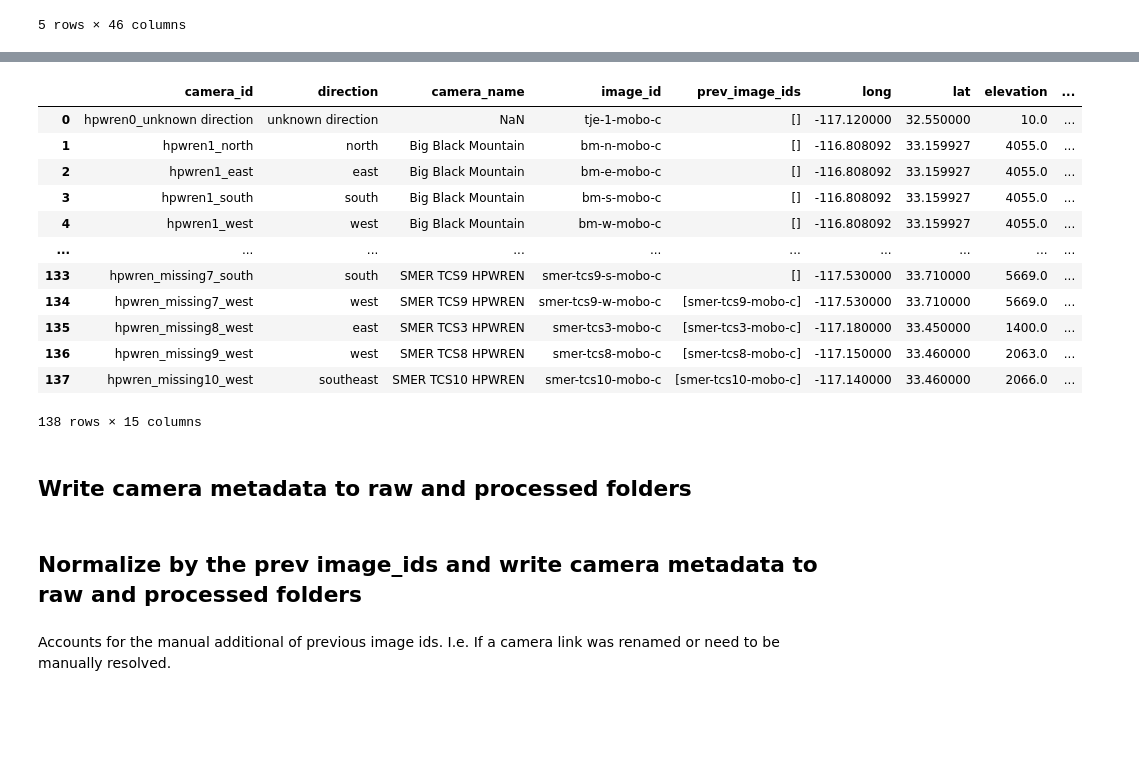
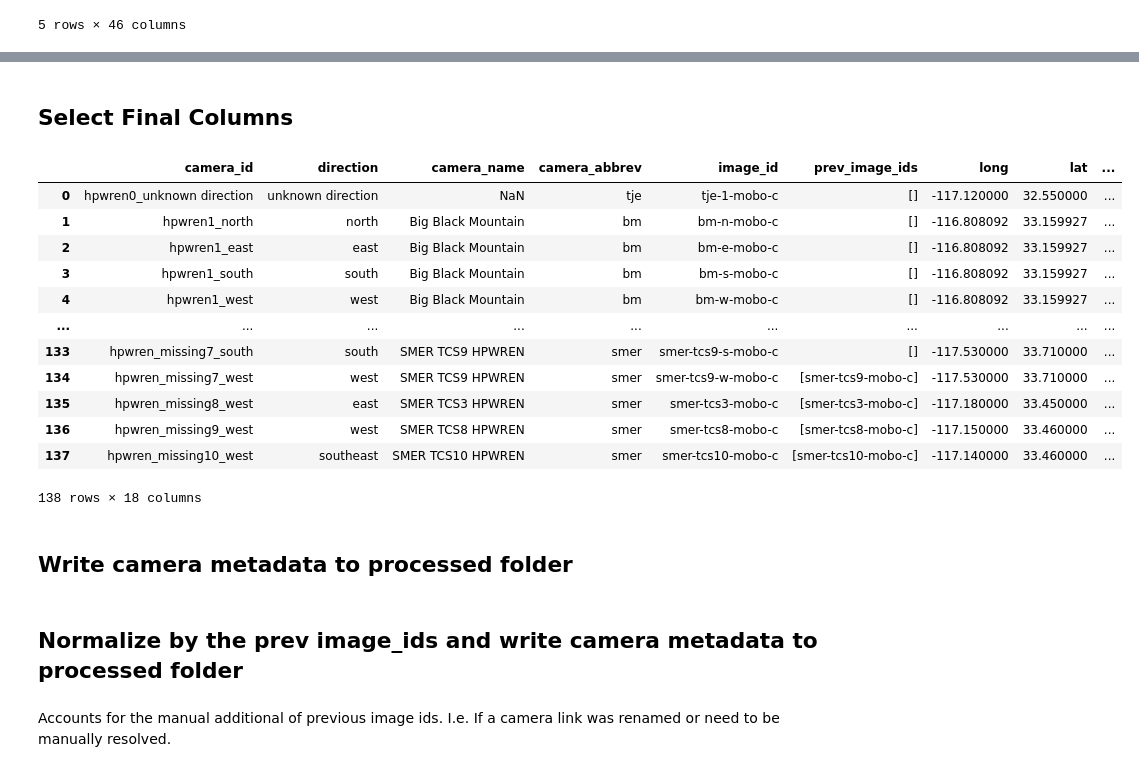
Before and after one commit to shaneluna/smokeynet-engineering, a Jupyter notebook: notebooks/camera_metadata/1_process_camera_metadata.ipynb, the cells around one changed output, grey strips where cells are left out. Drawn from its saved outputs; the diff is of its cells as text; code cells hidden in the pictures; blank space fills up the shorter version.

```diff
--- a/notebooks/camera_metadata/1_process_camera_metadata.ipynb
+++ b/notebooks/camera_metadata/1_process_camera_metadata.ipynb
@@ -248,0 +298,42 @@ hpwren_cameras_df["long"] = hpwren_cameras_df["gmap_long_manual"].fillna(
+# %%
+hpwren_cameras_df["center_angle"] = hpwren_cameras_df.apply(
+    lambda x: find_cl_angle(
+        x["center_long_manual"],
+        x["center_lat_manual"],
+        x["long"],
+        x["lat"],
+        x["direction"],
+    ),
+    axis=1,
+)
+hpwren_cameras_df["camera_abbrev"] = hpwren_cameras_df.image_id.apply(
+    lambda x: pd.Series(str(x).split("-")[0])
+)
+hpwren_cameras_df = hpwren_cameras_df.reset_index(drop=True)
+# %%
+# x=.2222
+# haversine((33.1599, -116.8081), (33.1599+x, -116.8081+x), unit=Unit.MILES)
+
+
+def find_fov_right(direction, lat, long, fill_dist):
+    # fill_dist = .2777 #25 miles away
+    if direction == "north":
+        return (long + fill_dist, lat + fill_dist)
+    if direction == "east":
+        return (long + fill_dist, lat - fill_dist)
+    if direction == "south":
+        return (long - fill_dist, lat - fill_dist)
+    if direction == "west":
+        return (long - fill_dist, lat + fill_dist)
+
+
+def find_fov_left(direction, lat, long, fill_dist):
+    # fill_dist = .2777 #25 miles away
+    if direction == "north":
+        return (long - fill_dist, lat + fill_dist)
+    if direction == "east":
+        return (long + fill_dist, lat + fill_dist)
+    if direction == "south":
+        return (long + fill_dist, lat - fill_dist)
+    if direction == "west":
+        return (long - fill_dist, lat - fill_dist)
@@ -249,51 +386,56 @@ hpwren_cameras_df["long"] = hpwren_cameras_df["gmap_long_manual"].fillna(
+# %% [markdown]
+## Select Final Columns
 # %%
 columns = [
     "camera_id",
     "direction",
     "camera_name",
+    "camera_abbrev",
     "image_id",
     "prev_image_ids_manual",
     "long",
     "lat",
     "elevation",
     "geometry.type",
     "geometry.coordinates",
     "x_resolution_manual",
     "y_resolution_manual",
     "center_lat_manual",
     "center_long_manual",
+    "center_angle",
     "properties.description.url",
+    "intersections"
     # "properties.latest-images",
 ]
 hpwren_cameras_final_df = hpwren_cameras_df[columns]
 
 hpwren_cameras_final_df = hpwren_cameras_final_df.rename(
     columns={
         "prev_image_ids_manual": "prev_image_ids",
         "x_resolution_manual": "x_resolution",
         "y_resolution_manual": "y_resolution",
         "center_lat_manual": "center_lat",
         "center_long_manual": "center_long",
     },
 )
 
 hpwren_cameras_final_df
 # %% [output]
-|  | camera_id | direction | camera_name | image_id | prev_image_ids | long | lat | elevation | ... |
-| 0 | hpwren0_unknown direction | unknown direction | NaN | tje-1-mobo-c | [] | -117.120000 | 32.550000 | 10.0 | ... |
-| 1 | hpwren1_north | north | Big Black Mountain | bm-n-mobo-c | [] | -116.808092 | 33.159927 | 4055.0 | ... |
-| 2 | hpwren1_east | east | Big Black Mountain | bm-e-mobo-c | [] | -116.808092 | 33.159927 | 4055.0 | ... |
-| 3 | hpwren1_south | south | Big Black Mountain | bm-s-mobo-c | [] | -116.808092 | 33.159927 | 4055.0 | ... |
-| 4 | hpwren1_west | west | Big Black Mountain | bm-w-mobo-c | [] | -116.808092 | 33.159927 | 4055.0 | ... |
+|  | camera_id | direction | camera_name | camera_abbrev | image_id | prev_image_ids | long | lat | ... |
+| 0 | hpwren0_unknown direction | unknown direction | NaN | tje | tje-1-mobo-c | [] | -117.120000 | 32.550000 | ... |
+| 1 | hpwren1_north | north | Big Black Mountain | bm | bm-n-mobo-c | [] | -116.808092 | 33.159927 | ... |
+| 2 | hpwren1_east | east | Big Black Mountain | bm | bm-e-mobo-c | [] | -116.808092 | 33.159927 | ... |
+| 3 | hpwren1_south | south | Big Black Mountain | bm | bm-s-mobo-c | [] | -116.808092 | 33.159927 | ... |
+| 4 | hpwren1_west | west | Big Black Mountain | bm | bm-w-mobo-c | [] | -116.808092 | 33.159927 | ... |
 | ... | ... | ... | ... | ... | ... | ... | ... | ... | ... |
-| 133 | hpwren_missing7_south | south | SMER TCS9 HPWREN | smer-tcs9-s-mobo-c | [] | -117.530000 | 33.710000 | 5669.0 | ... |
-| 134 | hpwren_missing7_west | west | SMER TCS9 HPWREN | smer-tcs9-w-mobo-c | [smer-tcs9-mobo-c] | -117.530000 | 33.710000 | 5669.0 | ... |
-| 135 | hpwren_missing8_west | east | SMER TCS3 HPWREN | smer-tcs3-mobo-c | [smer-tcs3-mobo-c] | -117.180000 | 33.450000 | 1400.0 | ... |
-| 136 | hpwren_missing9_west | west | SMER TCS8 HPWREN | smer-tcs8-mobo-c | [smer-tcs8-mobo-c] | -117.150000 | 33.460000 | 2063.0 | ... |
-| 137 | hpwren_missing10_west | southeast | SMER TCS10 HPWREN | smer-tcs10-mobo-c | [smer-tcs10-mobo-c] | -117.140000 | 33.460000 | 2066.0 | ... |
+| 133 | hpwren_missing7_south | south | SMER TCS9 HPWREN | smer | smer-tcs9-s-mobo-c | [] | -117.530000 | 33.710000 | ... |
+| 134 | hpwren_missing7_west | west | SMER TCS9 HPWREN | smer | smer-tcs9-w-mobo-c | [smer-tcs9-mobo-c] | -117.530000 | 33.710000 | ... |
+| 135 | hpwren_missing8_west | east | SMER TCS3 HPWREN | smer | smer-tcs3-mobo-c | [smer-tcs3-mobo-c] | -117.180000 | 33.450000 | ... |
+| 136 | hpwren_missing9_west | west | SMER TCS8 HPWREN | smer | smer-tcs8-mobo-c | [smer-tcs8-mobo-c] | -117.150000 | 33.460000 | ... |
+| 137 | hpwren_missing10_west | southeast | SMER TCS10 HPWREN | smer | smer-tcs10-mobo-c | [smer-tcs10-mobo-c] | -117.140000 | 33.460000 | ... |
-138 rows × 15 columns
+138 rows × 18 columns
 # %% [markdown]
-## Write camera metadata to raw and processed folders
+## Write camera metadata to processed folder
 # %%
 # current_time_str = datetime.now(tz=pytz.UTC).strftime("%Y%m%d_%H_%M_%S")
 
@@ -302,7 +444,7 @@ hpwren_cameras_final_df.to_csv(
     f"../../data/processed/camera_metadata_hpwren.csv", index=False
 )
 # %% [markdown]
-## Normalize by the prev image_ids and write camera metadata to raw and processed folders
+## Normalize by the prev image_ids and write camera metadata to processed folder
 # %% [markdown]
 Accounts for the manual additional of previous image ids. I.e. If a camera link was renamed or need to be manually resolved.
 # %%
```
Also changed, not shown: parts of 6 cells of this notebook, 22 other files.
